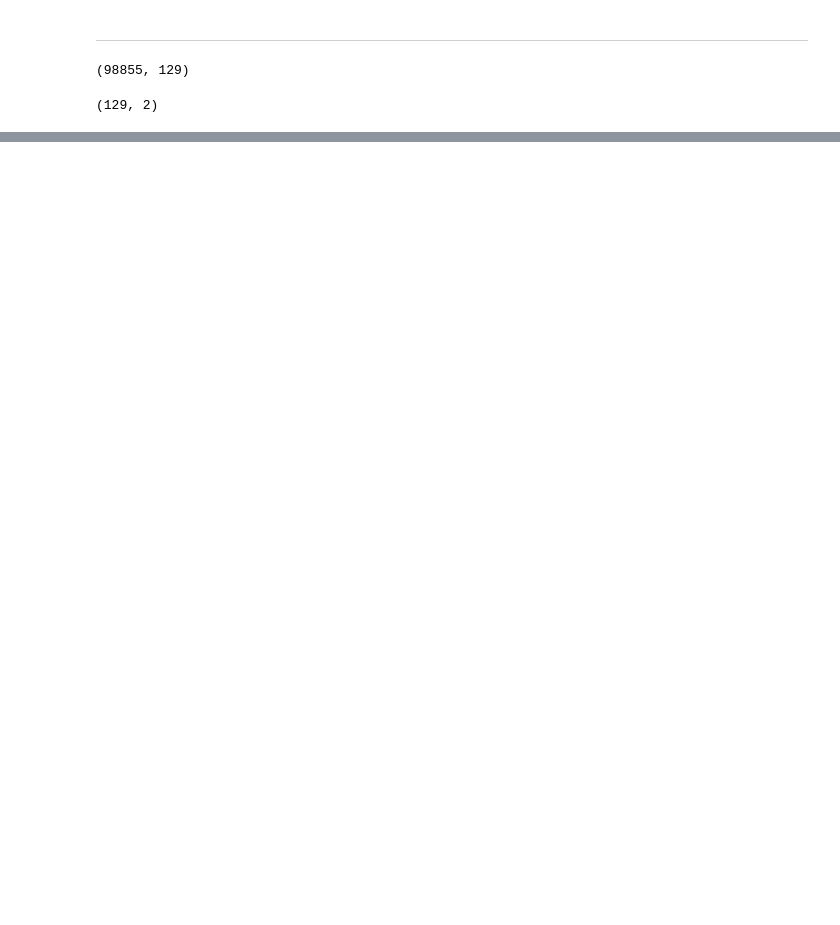
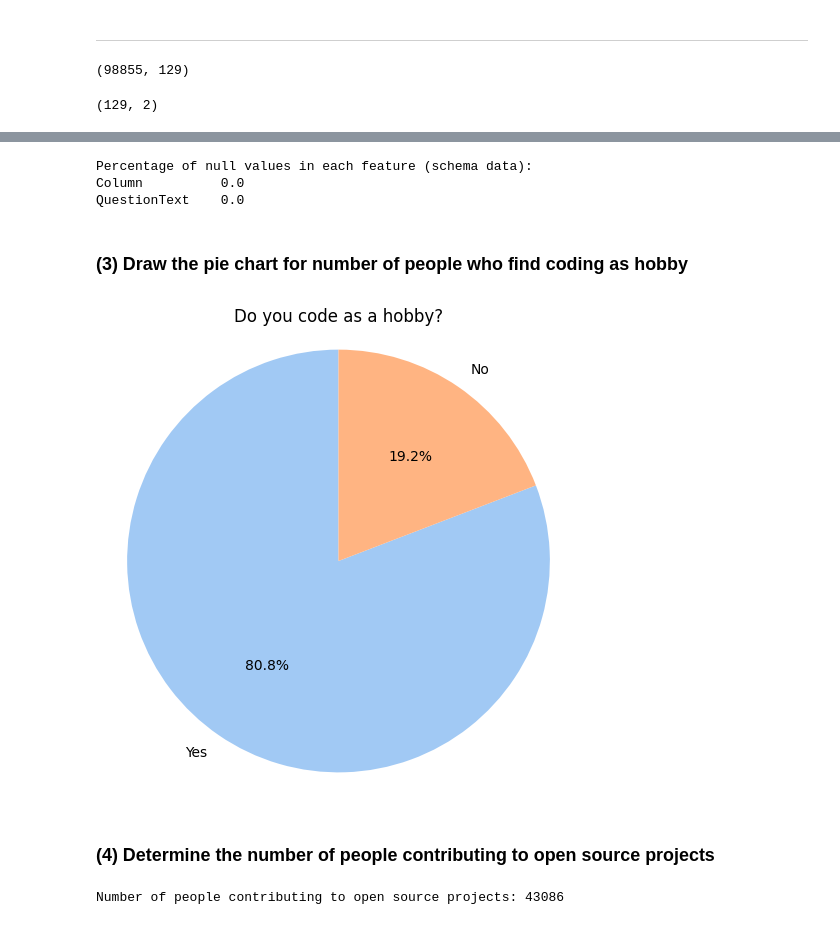
Before and after one commit to JahnviAghera/ML, a Jupyter notebook: experiment_1/stack_overflow.ipynb, the cells around one changed output, grey strips where cells are left out. Drawn from its saved outputs; the diff is of its cells as text; code cells hidden in the pictures; blank space fills up the shorter version.

```diff
--- a/experiment_1/stack_overflow.ipynb
+++ b/experiment_1/stack_overflow.ipynb
@@ -65,0 +118,29 @@ data2.isna().sum()/data2.shape[0] * 100
+# %%
+null_percentage2 = (data2.isna().sum() / len(data2)) * 100
+print("Percentage of null values in each feature (schema data):")
+print(null_percentage2.to_string())
+# %% [output]
+Percentage of null values in each feature (schema data):
+Column          0.0
+QuestionText    0.0
+# %% [markdown]
+### (3) Draw the pie chart for number of people who find coding as hobby
+# %%
+import matplotlib.pyplot as plt
+import seaborn as sns
+
+hobby_counts = data['Hobby'].value_counts(dropna=False)
+plt.figure(figsize=(6, 6))
+plt.pie(hobby_counts, labels=hobby_counts.index, autopct='%1.1f%%', startangle=90, colors=sns.color_palette('pastel'))
+plt.title('Do you code as a hobby?')
+plt.axis('equal')
+plt.show()
+# %% [output]
+[figure, added]
+# %% [markdown]
+### (4) Determine the number of people contributing to open source projects
+# %%
+num_contributors = (data['OpenSource'] == 'Yes').sum()
+print(f"Number of people contributing to open source projects: {num_contributors}")
+# %% [output]
+Number of people contributing to open source projects: 43086
```
Also changed, not shown: parts of 13 cells of this notebook, 2 other files.
